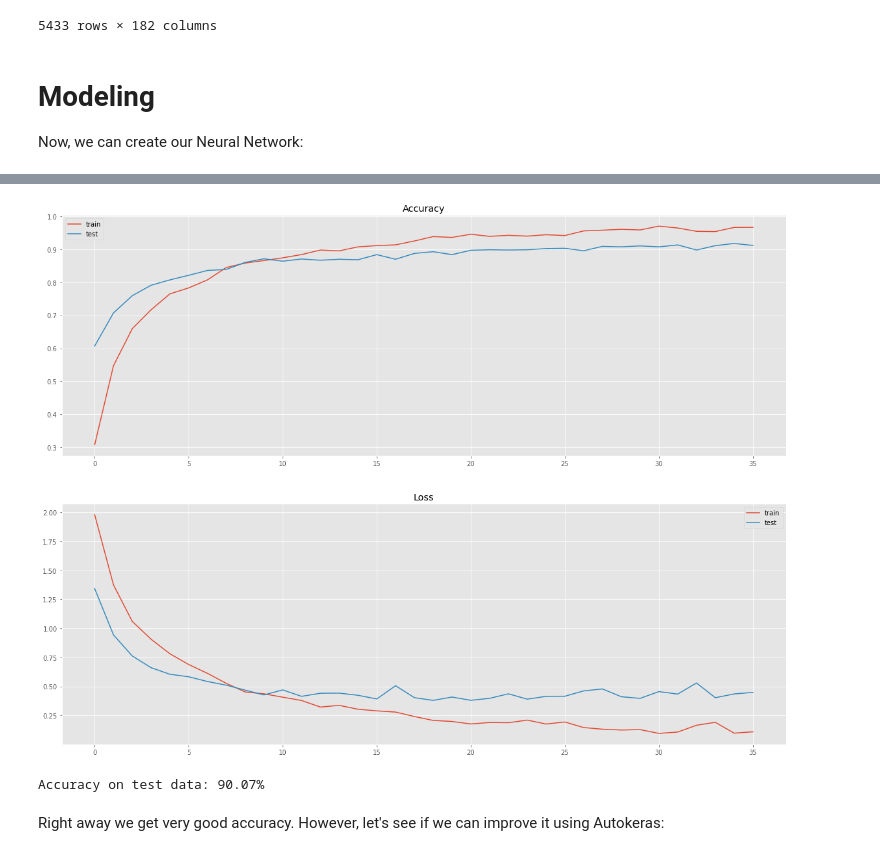
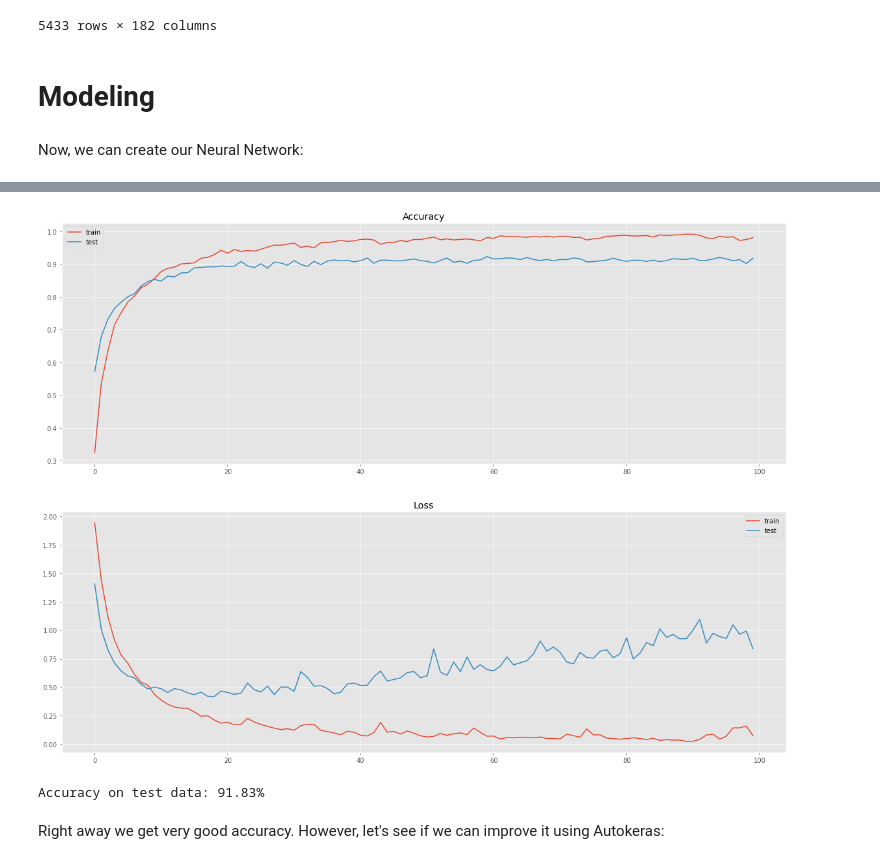
Before and after one commit to ronaldpacheco/Urban-Sound-Classification, a Jupyter notebook: Modeling.ipynb, the cells around one changed output, grey strips where cells are left out. Drawn from its saved outputs; the diff is of its cells as text; code cells hidden in the pictures.

```diff
--- a/Modeling.ipynb
+++ b/Modeling.ipynb
@@ -75,9 +91,9 @@ class_train = X_train.Class
 class_test = X_test.Class
 X_train.drop(columns='Class',inplace=True)
 X_test.drop(columns='Class',inplace=True)
+# %% [markdown]
+# Modeling
 # %% [markdown]
-# Modeling
-
 Now, we can create our Neural Network:
 # %%
 model = Sequential()
@@ -96,7 +112,7 @@ model.compile(loss='categorical_crossentropy', metrics=['accuracy'], optimizer='
 # %%
 from keras.callbacks import EarlyStopping
 es = EarlyStopping(monitor='loss', mode='min', verbose=1, patience=5)
-history = model.fit(X_train, y_train, epochs=100, validation_data=(X_test, y_test), callbacks=[es])
+history = model.fit(X_train, y_train, epochs=100, validation_data=(X_test, y_test))#, callbacks=[es])
 plt.figure(figsize=(20,15))
 plt.subplot(211)
 plt.title('Accuracy')
@@ -130,4 +146,4 @@ Epoch 00036: early stopping
-[figure, old version]
+[figure, new version]
 # %%
 predict = model.predict_classes(X_test)
 # %%
@@ -144,7 +160,7 @@ for i, j in zip(class_test,prediction):
         k=k+1
 print(f'Accuracy on test data: {round(k/len(prediction)*100,2)}%')
 # %% [output]
-Accuracy on test data: 90.07%
+Accuracy on test data: 91.83%
 # %% [markdown]
 Right away we get very good accuracy. However, let's see if we can improve it using Autokeras:
 # %%
```
Also changed, not shown: parts of 17 cells of this notebook, 1 other file.
